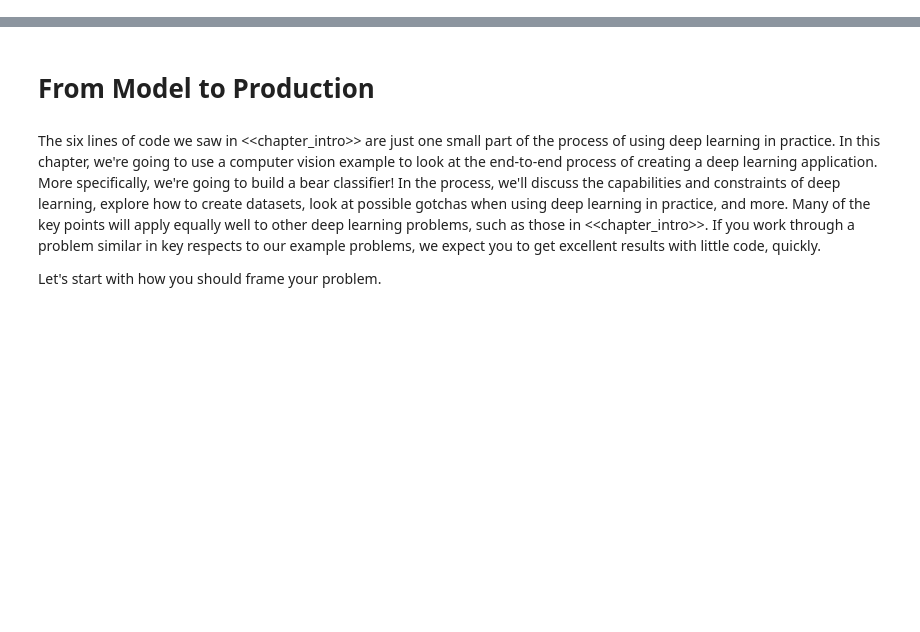
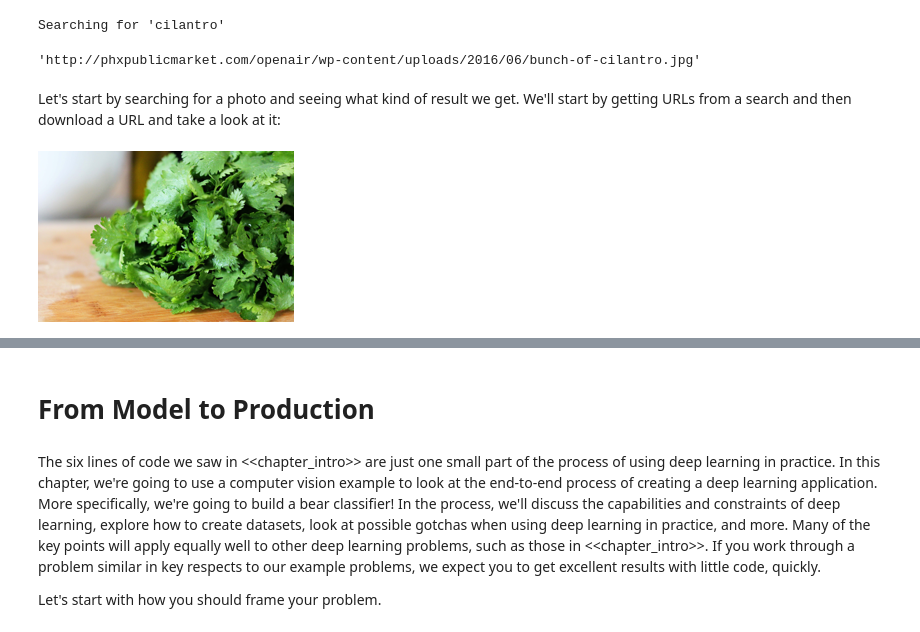
Before and after one commit to davidashirov/fast-ai-course, a Jupyter notebook: 02_production.ipynb, the cells around one changed output, grey strips where cells are left out. Drawn from its saved outputs; the diff is of its cells as text; code cells hidden in the pictures; blank space fills up the shorter version.

Commit message:
Created the cilantro parsley model

```diff
--- a/02_production.ipynb
+++ b/02_production.ipynb
@@ -11,0 +40,26 @@ from fastai.vision.widgets import *
+# %%
+def search_images(term, max_images=50):
+    print(f"Searching for '{term}'")
+    return L(ddg_images(term, max_results=max_images)).itemgot('image')
+
+#NB: `search_images` depends on duckduckgo.com, which doesn't always return correct responses.
+#    If you get a JSON error, just try running it again (it may take a couple of tries).
+urls = search_images('cilantro', max_images=1)
+urls[0]
+# %% [output]
+Searching for 'cilantro'
+'http://phxpublicmarket.com/openair/wp-content/uploads/2016/06/bunch-of-cilantro.jpg'
+# %% [markdown]
+Let's start by searching for a photo and seeing what kind of result we get. We'll start by getting URLs from a search and then download a URL and take a look at it:
+# %%
+import pathlib
+import shutil
+from fastdownload import download_url
+dest = 'cilantro.jpg'
+download_url(urls[0], dest, show_progress=False)
+
+from fastai.vision.all import *
+im = Image.open(dest)
+im.to_thumb(256,256)
+# %% [output]
+[figure, added]
```
Also changed, not shown: parts of 19 cells of this notebook.
